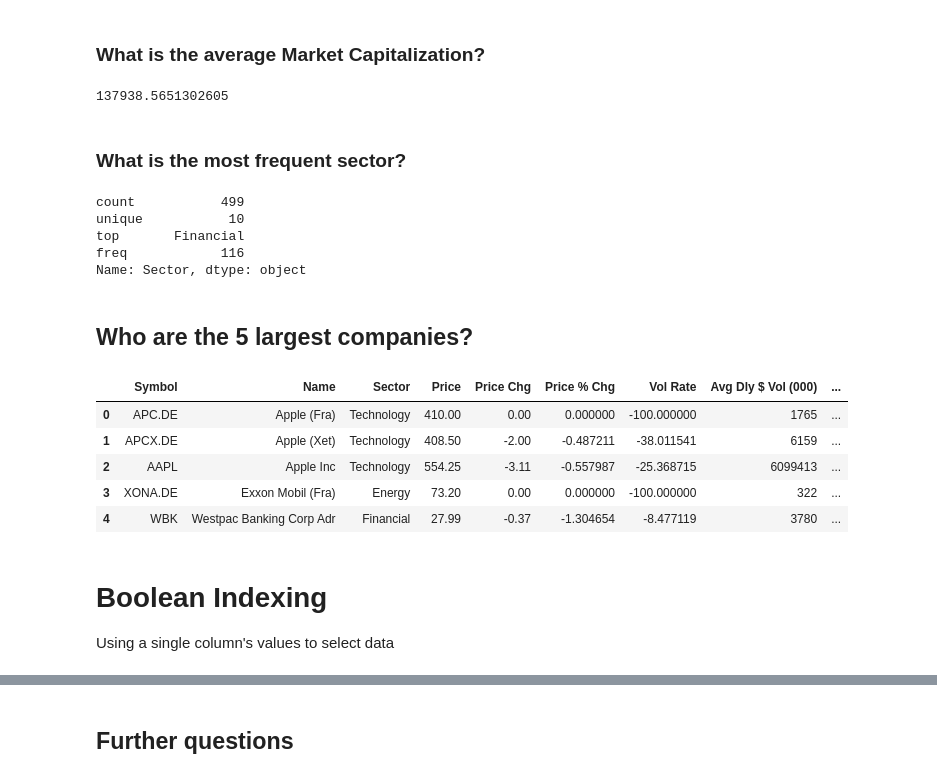
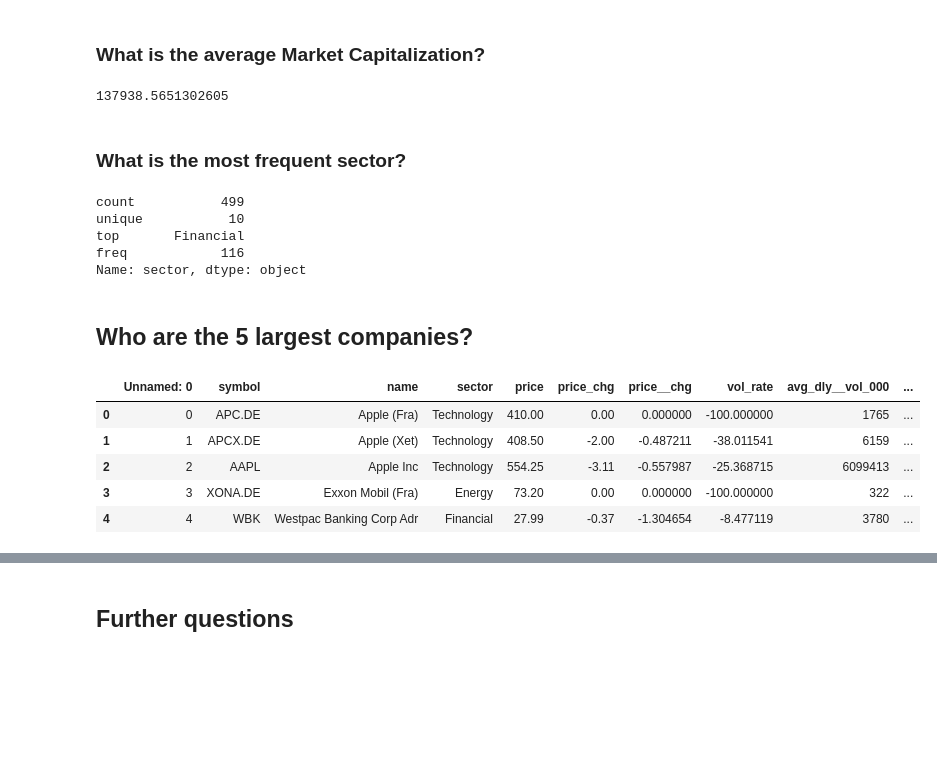
Before and after one commit to ryansmccoy/spreadsheets-to-dataframes, a Jupyter notebook: 04-pandas.ipynb, the cells around one changed output, grey strips where cells are left out. Cells and saved outputs as stored; diff of their text form; code cells hidden in the pictures; blank space fills up the shorter version.

```diff
--- a/04-pandas.ipynb
+++ b/04-pandas.ipynb
@@ -84 +20,5 @@ array([['APC.DE', 'Apple (Fra)', 'Technology', ..., 'No (NASDAQ, AAPL)',
+# %%
+filepath = "data\stock_data_simple.csv"
+# %%
+df = pd.read_csv(filepath)
 # %% [markdown]
@@ -268,30 +426,27 @@ Name: Sector, dtype: int64
 # %% [markdown]
 ### What is the average Market Capitalization?
-# %%
-df['Mkt Val (Mil), USD'].mean()
-# %% [output]
-137938.5651302605
+# %%
+df['mkt_val_mil_usd'].mean()
+# %% [output]
+137938.5651302605
 # %% [markdown]
 ### What is the most frequent sector?
 # %%
-df['Sector'].describe()
+df['sector'].describe()
 # %% [output]
 count           499
 unique           10
 top       Financial
 freq            116
-Name: Sector, dtype: object
+Name: sector, dtype: object
 # %% [markdown]
 ## Who are the 5 largest companies?
 # %%
-df.sort_values('Mkt Val (Mil), USD', ascending=False)[:5]
+df.sort_values('mkt_val_mil_usd', ascending=False)[:5]
 # %% [output]
-|  | Symbol | Name | Sector | Price | Price Chg | Price % Chg | Vol Rate | Avg Dly $ Vol (000) | ... |
-| 0 | APC.DE | Apple (Fra) | Technology | 410.00 | 0.00 | 0.000000 | -100.000000 | 1765 | ... |
-| 1 | APCX.DE | Apple (Xet) | Technology | 408.50 | -2.00 | -0.487211 | -38.011541 | 6159 | ... |
-| 2 | AAPL | Apple Inc | Technology | 554.25 | -3.11 | -0.557987 | -25.368715 | 6099413 | ... |
-| 3 | XONA.DE | Exxon Mobil (Fra) | Energy | 73.20 | 0.00 | 0.000000 | -100.000000 | 322 | ... |
-| 4 | WBK | Westpac Banking Corp Adr | Financial | 27.99 | -0.37 | -1.304654 | -8.477119 | 3780 | ... |
+|  | Unnamed: 0 | symbol | name | sector | price | price_chg | price__chg | vol_rate | avg_dly__vol_000 | ... |
+| 0 | 0 | APC.DE | Apple (Fra) | Technology | 410.00 | 0.00 | 0.000000 | -100.000000 | 1765 | ... |
+| 1 | 1 | APCX.DE | Apple (Xet) | Technology | 408.50 | -2.00 | -0.487211 | -38.011541 | 6159 | ... |
+| 2 | 2 | AAPL | Apple Inc | Technology | 554.25 | -3.11 | -0.557987 | -25.368715 | 6099413 | ... |
+| 3 | 3 | XONA.DE | Exxon Mobil (Fra) | Energy | 73.20 | 0.00 | 0.000000 | -100.000000 | 322 | ... |
+| 4 | 4 | WBK | Westpac Banking Corp Adr | Financial | 27.99 | -0.37 | -1.304654 | -8.477119 | 3780 | ... |
-# %% [markdown]
-# Boolean Indexing
-Using a single column's values to select data
```
Also changed, not shown: parts of 98 cells of this notebook.
